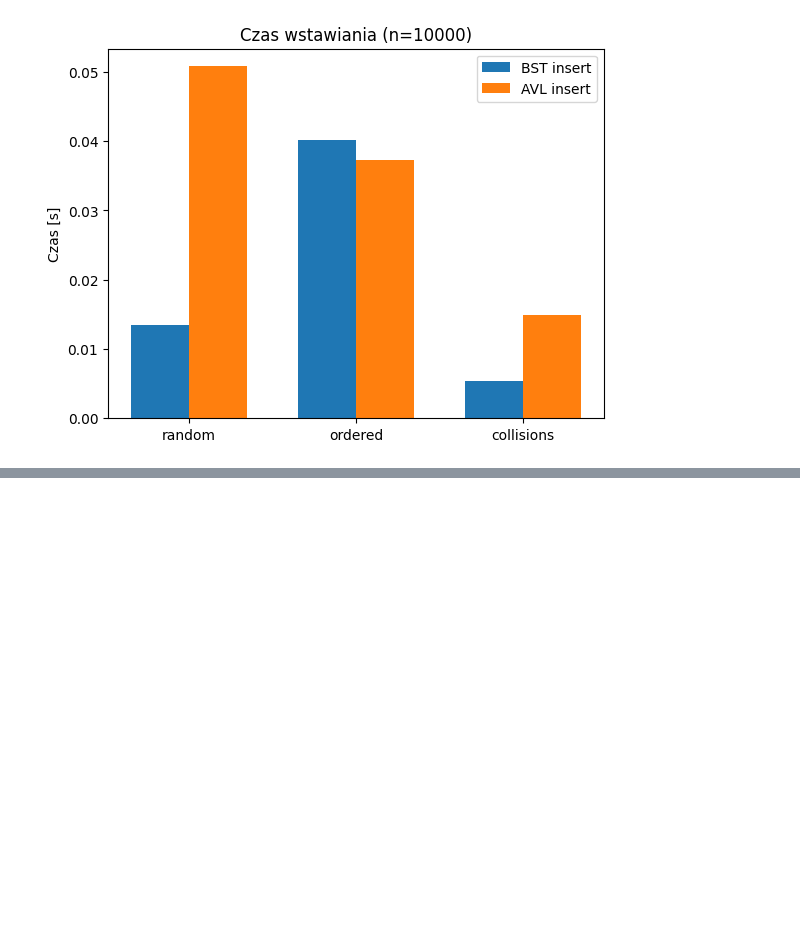
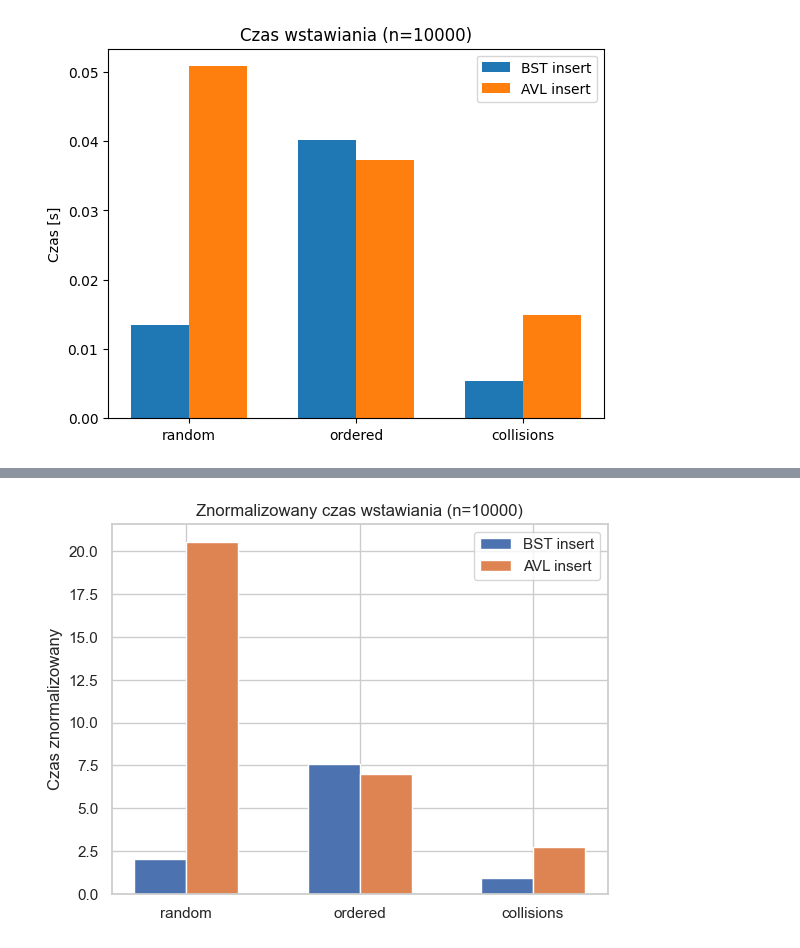
Before and after one commit to slaweksystem/Studia, a Jupyter notebook: Semestr 2/Bezpieczenstwo/Test.ipynb, the cells around one changed output, grey strips where cells are left out. Drawn from its saved outputs; the diff is of its cells as text; code cells hidden in the pictures; blank space fills up the shorter version.

```diff
--- a/Semestr 2/Bezpieczenstwo/Test.ipynb
+++ b/Semestr 2/Bezpieczenstwo/Test.ipynb
@@ -65,0 +121,83 @@ plt.show()
+# %%
+from memory_profiler import memory_usage
+from pprint import pprint
+
+# Benchmark z normalizacją i pomiarem pamięci
+def my_benchmark(table_cls, keys, calibration):
+    def run():
+        ht = table_cls(size=10000)
+        for k in keys:
+            ht.insert(k, k)
+        for k in keys:
+            _ = ht.search(k)
+
+    mem_usage = memory_usage(run, max_iterations=1, interval=0.001)
+    mem_peak = max(mem_usage) - min(mem_usage)
+
+    ht = table_cls(size=100)
+    start = time.perf_counter()
+    for k in keys:
+        ht.insert(k, k)
+    t_insert = (time.perf_counter() - start) / calibration
+
+    start = time.perf_counter()
+    for k in keys:
+        _ = ht.search(k)
+    t_search = (time.perf_counter() - start) / calibration
+
+    results = {
+        'time_insert': t_insert,
+        'time_search': t_search,
+        'mem_peak': mem_peak,
+        'mem_usage': mem_usage,
+    }
+
+    return results
+
+# Parametry
+test_size = 10000
+scenarios = ['random', 'ordered', 'collisions']
+results = { 'BST': {}, 'AVL': {} }
+calibration = calibration_benchmark()
+
+my_results = {'BST': {}, 'AVL': {} }
+
+for scenario in scenarios:
+    keys = generate_keys(test_size, scenario)
+    results['BST'][scenario] = my_benchmark(HashTableBST, keys, calibration)
+    results['AVL'][scenario] = my_benchmark(HashTableAVL, keys, calibration)
+
+# Wizualizacja wyników
+labels = scenarios
+x = np.arange(len(labels))
+width = 0.3
+
+# Wykres czasu wstawiania
+fig, ax = plt.subplots()
+bst_insert = [results['BST'][s]['time_insert'] for s in scenarios]
+avl_insert = [results['AVL'][s]['time_insert'] for s in scenarios]
+ax.bar(x - width/2, bst_insert, width, label='BST insert')
+ax.bar(x + width/2, avl_insert, width, label='AVL insert')
+ax.set_ylabel('Czas znormalizowany')
+ax.set_title('Znormalizowany czas wstawiania (n=10000)')
+ax.set_xticks(x)
+ax.set_xticklabels(labels)
+ax.legend()
+plt.show()
+
+# Wykres użycia pamięci
+fig, ax = plt.subplots()
+bst_mem = [results['BST'][s]['mem_peak'] for s in scenarios]
+avl_mem = [results['AVL'][s]['mem_peak'] for s in scenarios]
+ax.bar(x - width/2, bst_mem, width, label='BST memory')
+ax.bar(x + width/2, avl_mem, width, label='AVL memory')
+ax.set_ylabel('Pamięć szczytowa (MiB)')
+ax.set_title('Zużycie pamięci przy wstawianiu i wyszukiwaniu')
+ax.set_xticks(x)
+ax.set_xticklabels(labels)
+ax.legend()
+plt.show()
+
+pprint(results)
+# %% [output]
+[figure, added]
```
Also changed, not shown: parts of 6 cells of this notebook, 6 other files.
